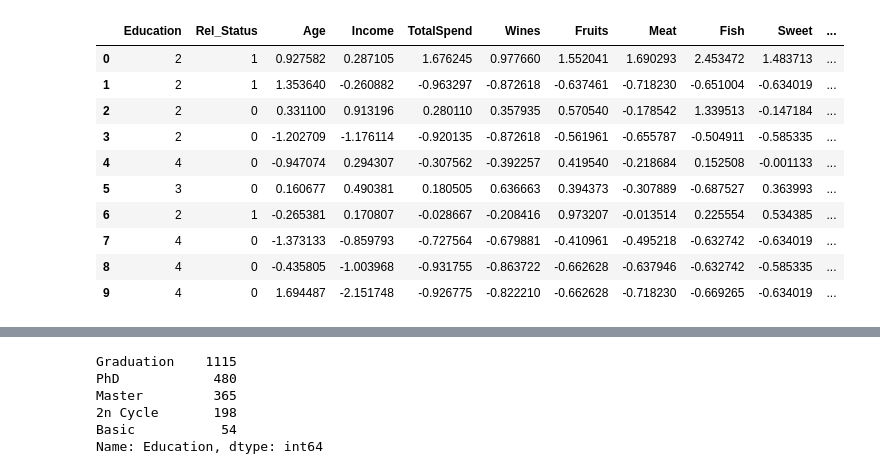
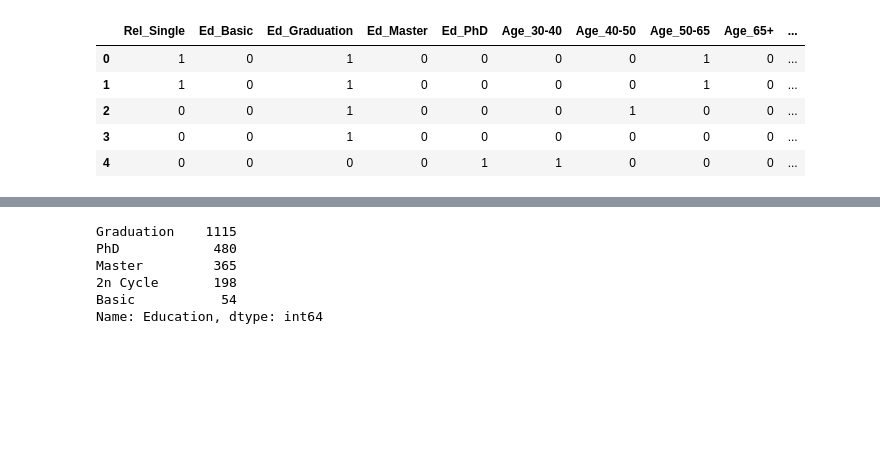
Before and after one commit to saranshkr/customer-profile-analysis, a Jupyter notebook: clustering-model.ipynb, the cells around one changed output, grey strips where cells are left out. Saved outputs shown, nothing was run; the diff lists cells and outputs as text; code cells hidden in the pictures; blank space fills up the shorter version.

```diff
--- a/clustering-model.ipynb
+++ b/clustering-model.ipynb
@@ -36,0 +46,5 @@ df = df_orig.copy()
+# %%
+df = encode_and_bind(dataframe=df, feature='Age')
+df = encode_and_bind(dataframe=df, feature='Ed')
+df = encode_and_bind(dataframe=df, feature='Rel')
+df.head()
@@ -36,0 +58,3 @@ df = df_orig.copy()
+# %%
+df = df.drop(['Rel_Coupled', 'Ed_2n Cycle', 'Age_<30'], axis=1)
+df.head()
@@ -37,6 +76,7 @@ df = df_orig.copy()
 # %%
-from sklearn.preprocessing import LabelEncoder
-le = LabelEncoder()
-df['Education'] = le.fit_transform(df['Education'])
-df['Rel_Status'] = le.fit_transform(df['Rel_Status'])
-df.head(10)
+# from sklearn.preprocessing import LabelEncoder
+# le = LabelEncoder()
+# df['Education'] = le.fit_transform(df['Education'])
+# df['Rel_Status'] = le.fit_transform(df['Rel_Status'])
+# df['AgeRange'] = le.fit_transform(df['AgeRange'])
+# df.head()
@@ -55,4 +83,4 @@ df.head(10)
 # %%
-df = df.reindex(columns=(['Rel_Status'] + list([a for a in df.columns if a != 'Rel_Status']) ))
-df = df.reindex(columns=(['Education'] + list([a for a in df.columns if a != 'Education']) ))
-df.head()
+# df = df.reindex(columns=(['Rel_Status'] + list([a for a in df.columns if a != 'Rel_Status']) ))
+# df = df.reindex(columns=(['Education'] + list([a for a in df.columns if a != 'Education']) ))
+# df.head()
@@ -66,17 +87,11 @@ df.head()
 # %%
-from sklearn.preprocessing import StandardScaler
 scaler = StandardScaler()
-df[df.columns[2:]] = pd.DataFrame(scaler.fit_transform(df[df.columns[2:]]), columns=df.columns[2:])
-df.head(10)
+df[df.columns[9:]] = scaler.fit_transform(df[df.columns[9:]])
+df.head()
 # %% [output]
-|  | Education | Rel_Status | Age | Income | TotalSpend | Wines | Fruits | Meat | Fish | Sweet | ... |
-| 0 | 2 | 1 | 0.927582 | 0.287105 | 1.676245 | 0.977660 | 1.552041 | 1.690293 | 2.453472 | 1.483713 | ... |
-| 1 | 2 | 1 | 1.353640 | -0.260882 | -0.963297 | -0.872618 | -0.637461 | -0.718230 | -0.651004 | -0.634019 | ... |
-| 2 | 2 | 0 | 0.331100 | 0.913196 | 0.280110 | 0.357935 | 0.570540 | -0.178542 | 1.339513 | -0.147184 | ... |
-| 3 | 2 | 0 | -1.202709 | -1.176114 | -0.920135 | -0.872618 | -0.561961 | -0.655787 | -0.504911 | -0.585335 | ... |
-| 4 | 4 | 0 | -0.947074 | 0.294307 | -0.307562 | -0.392257 | 0.419540 | -0.218684 | 0.152508 | -0.001133 | ... |
-| 5 | 3 | 0 | 0.160677 | 0.490381 | 0.180505 | 0.636663 | 0.394373 | -0.307889 | -0.687527 | 0.363993 | ... |
-| 6 | 2 | 1 | -0.265381 | 0.170807 | -0.028667 | -0.208416 | 0.973207 | -0.013514 | 0.225554 | 0.534385 | ... |
-| 7 | 4 | 0 | -1.373133 | -0.859793 | -0.727564 | -0.679881 | -0.410961 | -0.495218 | -0.632742 | -0.634019 | ... |
-| 8 | 4 | 0 | -0.435805 | -1.003968 | -0.931755 | -0.863722 | -0.662628 | -0.637946 | -0.632742 | -0.585335 | ... |
-| 9 | 4 | 0 | 1.694487 | -2.151748 | -0.926775 | -0.822210 | -0.662628 | -0.718230 | -0.669265 | -0.634019 | ... |
+|  | Rel_Single | Ed_Basic | Ed_Graduation | Ed_Master | Ed_PhD | Age_30-40 | Age_40-50 | Age_50-65 | Age_65+ | ... |
+| 0 | 1 | 0 | 1 | 0 | 0 | 0 | 0 | 1 | 0 | ... |
+| 1 | 1 | 0 | 1 | 0 | 0 | 0 | 0 | 1 | 0 | ... |
+| 2 | 0 | 0 | 1 | 0 | 0 | 0 | 1 | 0 | 0 | ... |
+| 3 | 0 | 0 | 1 | 0 | 0 | 0 | 0 | 0 | 0 | ... |
+| 4 | 0 | 0 | 0 | 0 | 1 | 1 | 0 | 0 | 0 | ... |
```
Also changed, not shown: parts of 47 cells of this notebook.
